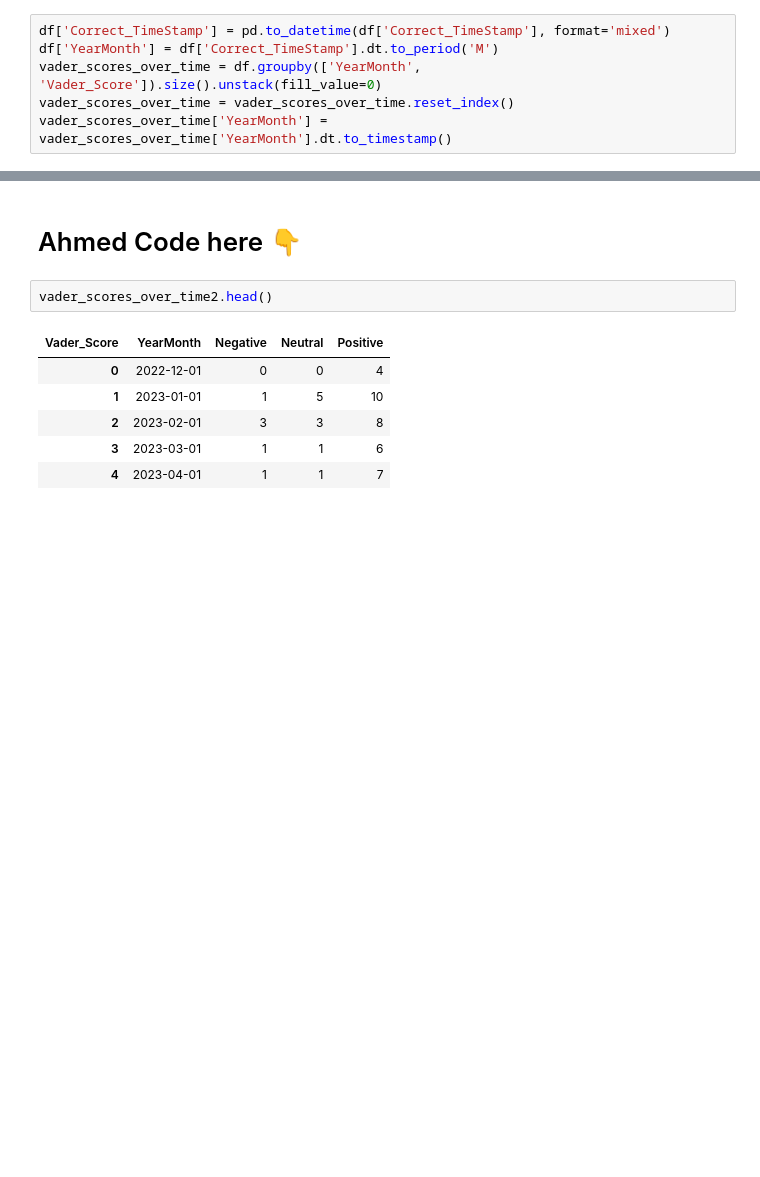
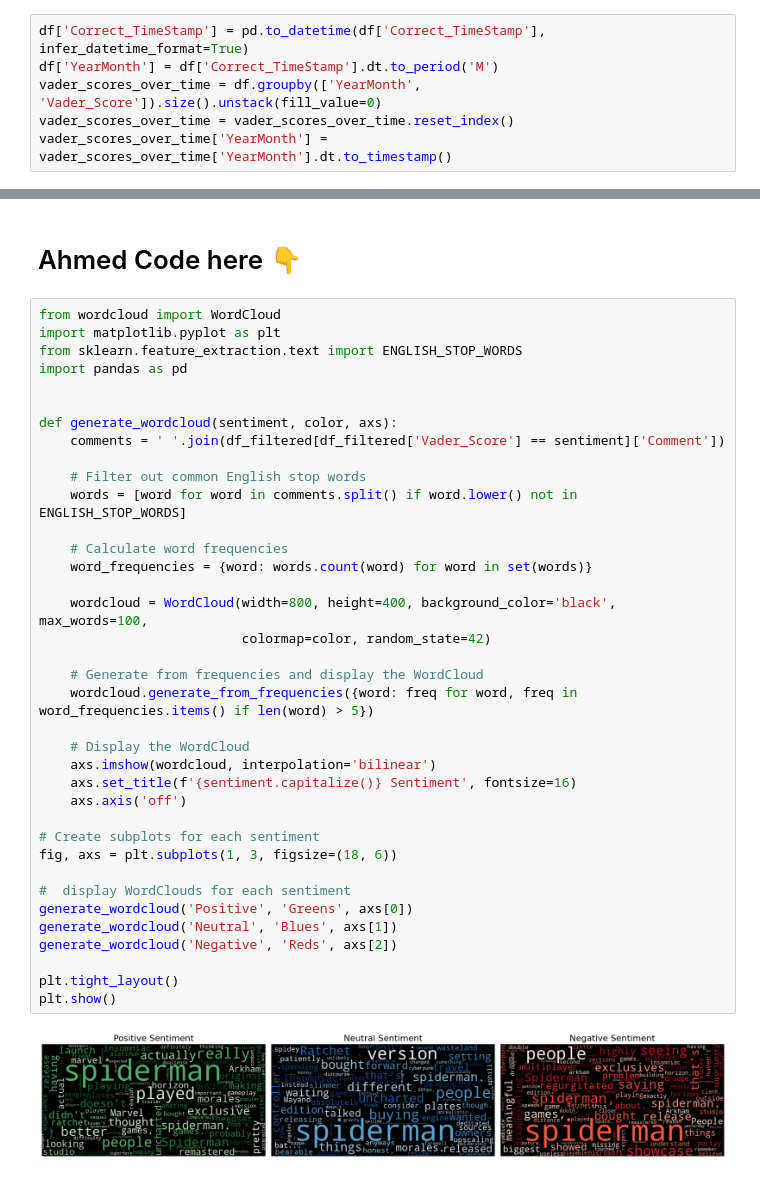
Before and after one commit to rsm-jeg031/Hackathon-2023-Team-3dPy, a Jupyter notebook: Visualizations/Searchable Sentiments.ipynb, the cells around one changed output, grey strips where cells are left out. Cells and saved outputs as stored; diff of their text form; blank space fills up the shorter version.

Commit message:
word cloud

```diff
--- a/Visualizations/Searchable Sentiments.ipynb
+++ b/Visualizations/Searchable Sentiments.ipynb
@@ -20,7 +20,7 @@ df.shape
 # %% [output]
 (231306, 19)
 # %%
-df['Correct_TimeStamp'] = pd.to_datetime(df['Correct_TimeStamp'], format='mixed')
+df['Correct_TimeStamp'] = pd.to_datetime(df['Correct_TimeStamp'], infer_datetime_format=True)
 df['YearMonth'] = df['Correct_TimeStamp'].dt.to_period('M')
 vader_scores_over_time = df.groupby(['YearMonth', 'Vader_Score']).size().unstack(fill_value=0)
 vader_scores_over_time = vader_scores_over_time.reset_index()
@@ -89,12 +89,42 @@ Total Neutral comments: 57
 ---
 # %% [markdown]
 # Ahmed Code here 👇
-# %%
-vader_scores_over_time2.head()
-# %% [output]
-| Vader_Score | YearMonth | Negative | Neutral | Positive |
-| 0 | 2022-12-01 | 0 | 0 | 4 |
-| 1 | 2023-01-01 | 1 | 5 | 10 |
-| 2 | 2023-02-01 | 3 | 3 | 8 |
-| 3 | 2023-03-01 | 1 | 1 | 6 |
-| 4 | 2023-04-01 | 1 | 1 | 7 |
+# %%
+from wordcloud import WordCloud
+import matplotlib.pyplot as plt
+from sklearn.feature_extraction.text import ENGLISH_STOP_WORDS
+import pandas as pd
+
+
+def generate_wordcloud(sentiment, color, axs):
+    comments = ' '.join(df_filtered[df_filtered['Vader_Score'] == sentiment]['Comment'])
+
+    # Filter out common English stop words
+    words = [word for word in comments.split() if word.lower() not in ENGLISH_STOP_WORDS]
+
+    # Calculate word frequencies
+    word_frequencies = {word: words.count(word) for word in set(words)}
+
+    wordcloud = WordCloud(width=800, height=400, background_color='black', max_words=100,
+                          colormap=color, random_state=42)
+
+    # Generate from frequencies and display the WordCloud
+    wordcloud.generate_from_frequencies({word: freq for word, freq in word_frequencies.items() if len(word) > 5})
+
+    # Display the WordCloud
+    axs.imshow(wordcloud, interpolation='bilinear')
+    axs.set_title(f'{sentiment.capitalize()} Sentiment', fontsize=16)
+    axs.axis('off')
+
+# Create subplots for each sentiment
+fig, axs = plt.subplots(1, 3, figsize=(18, 6))
+
+#  display WordClouds for each sentiment
+generate_wordcloud('Positive', 'Greens', axs[0])
+generate_wordcloud('Neutral', 'Blues', axs[1])
+generate_wordcloud('Negative', 'Reds', axs[2])
+
+plt.tight_layout()
+plt.show()
+# %% [output]
+[figure, added]
```
